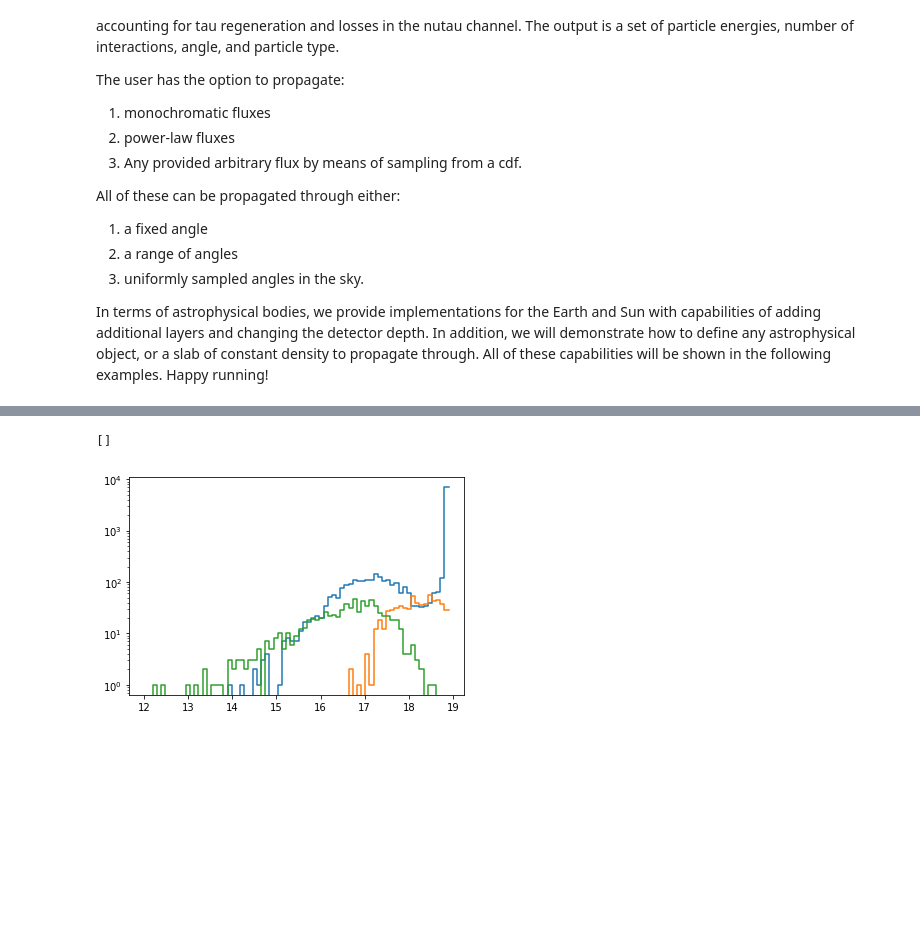
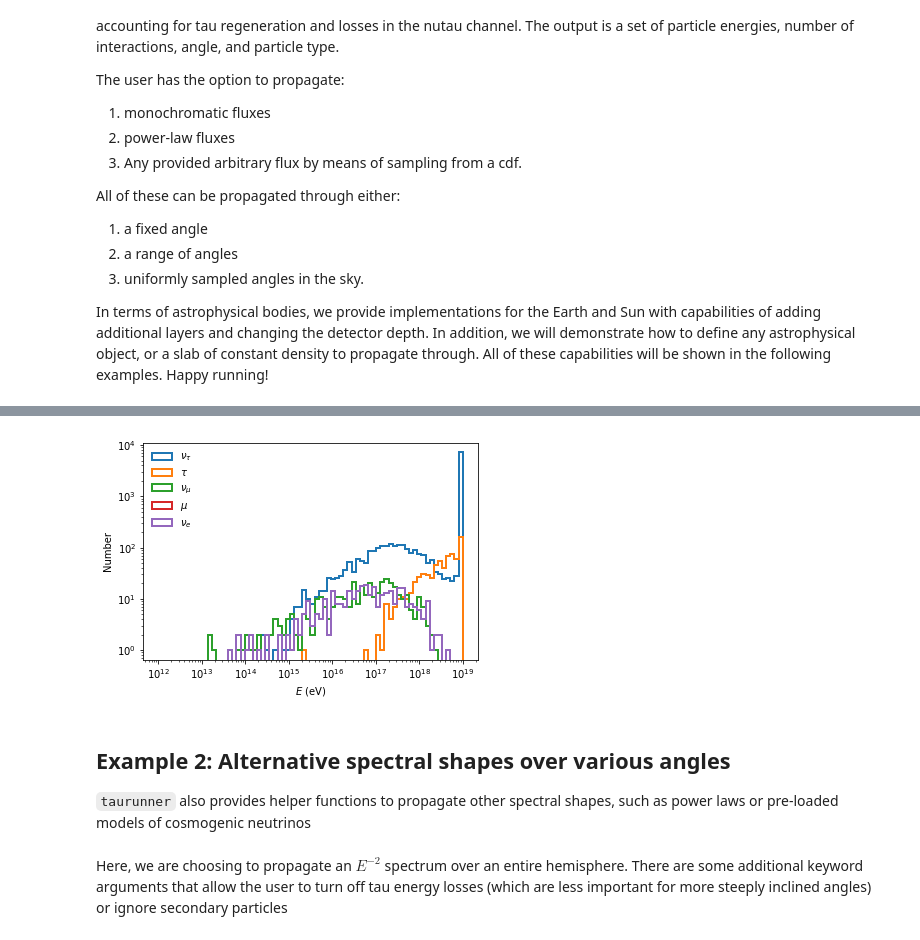
Before and after one commit to icecube/TauRunner, a Jupyter notebook: notebooks/TauRunner_examples.ipynb, the cells around one changed output, grey strips where cells are left out. Drawn from its saved outputs; the diff is of its cells as text; code cells hidden in the pictures; blank space fills up the shorter version.

Commit message:
Add examples to nb, rewrite README for new code

```diff
--- a/notebooks/TauRunner_examples.ipynb
+++ b/notebooks/TauRunner_examples.ipynb
@@ -81,8 +56,0 @@ plt.show()
-# %%
-plt.step(hn[1][:-1], hn[0], where='pre')
-plt.step(ht[1][:-1], ht[0], where='pre')
-plt.step(ho[1][:-1], ho[0], where='pre')
-plt.semilogy()
-# %% [output]
-[]
-[figure, removed]
@@ -130,0 +57,34 @@ for ein in eini:
+# %%
+output = run_MC(energies, thetas, Earth, xs, tracks, tau_prop, rand)
+# %%
+import matplotlib.pyplot as plt
+
+pid_names = {
+    11: 'r$e$',
+    12: r'$\nu_{e}$',
+    13: r'$\mu$',
+    14: r'$\nu_{\mu}$',
+    15: r'$\tau$',
+    16: r'$\nu_{\tau}$'
+}
+
+bins  = np.logspace(12, 19, 75)
+zeros = output['Eout']==0.
+
+for pid in reversed(range(12,17)):
+    particle_msk = np.logical_and(np.abs(output['PDG_Encoding'])==pid, ~zeros)
+    name = pid_names[pid]
+    plt.hist(output['Eout'][particle_msk], bins=bins, label=name,
+            lw=2., histtype='step')
+
+plt.legend(frameon=False, loc=2)
+plt.loglog()
+plt.xlabel(r'$E$ (eV)')
+plt.ylabel('Number')
+plt.show()
+# %% [output]
+[figure, added]
+# %% [markdown]
+## Example 2: Alternative spectral shapes over various angles
+
+`taurunner` also provides helper functions to propagate other spectral shapes, such as power laws or pre-loaded models of cosmogenic neutrinos
@@ -130,0 +96,3 @@ for ein in eini:
+# %% [markdown]
+Here, we are choosing to propagate an $E^{-2}$ spectrum over an entire hemisphere.
+There are some additional keyword arguments that allow the user to turn off tau energy losses (which are less important for more steeply inclined angles) or ignore secondary particles
```
Also changed, not shown: parts of 23 cells of this notebook, 1 other file.
